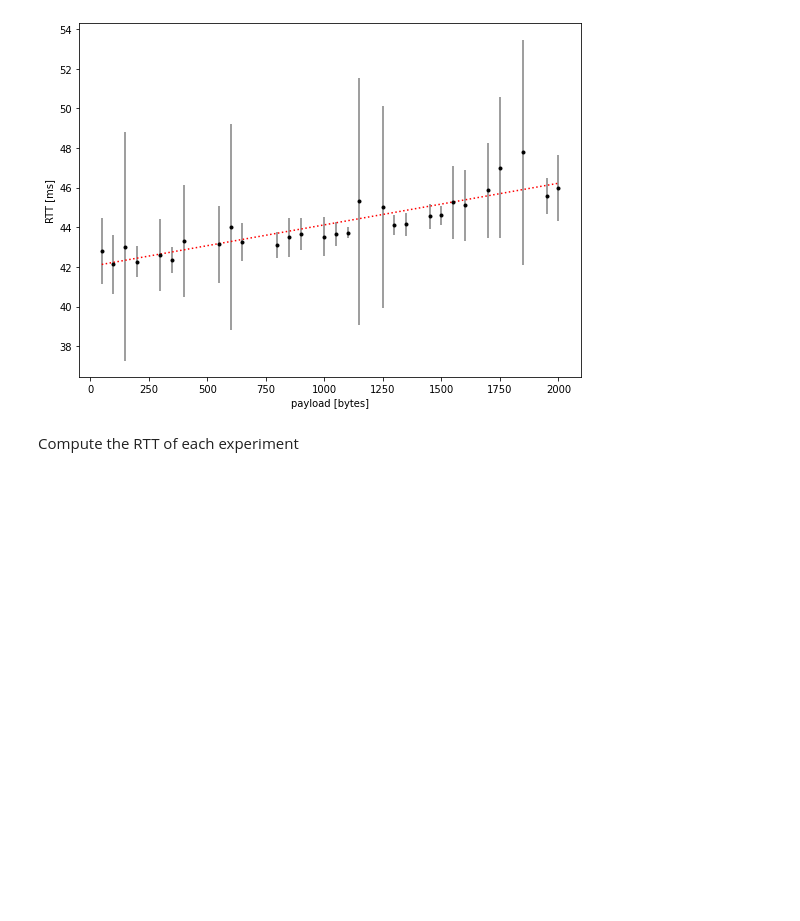
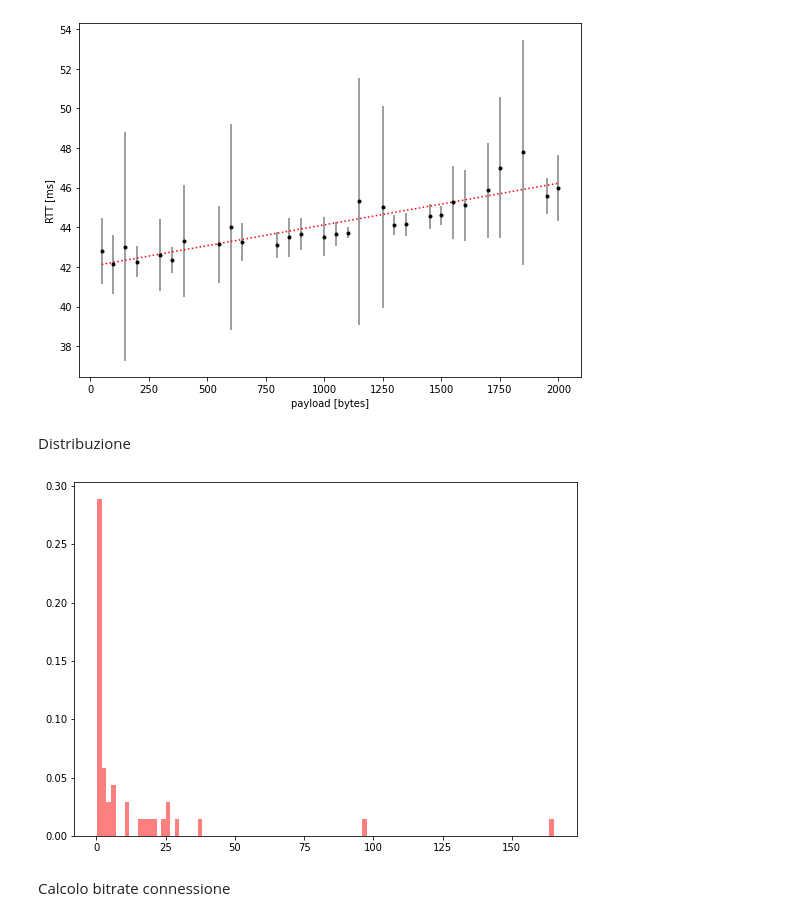
Before and after one commit to giacomocamposampiero/computer-networks-2021, a Jupyter notebook: multimedia_hw2/code/analysis.ipynb, the cells around one changed output. Saved outputs shown, nothing was run; the diff lists cells and outputs as text; code cells hidden in the pictures; blank space fills up the shorter version.

```diff
--- a/multimedia_hw2/code/analysis.ipynb
+++ b/multimedia_hw2/code/analysis.ipynb
@@ -79,4 +82,15 @@ plt.show()
 # %% [output]
 [figure]
 # %% [markdown]
-Compute the RTT of each experiment
+Distribuzione
+# %%
+kwargs = dict(alpha=0.5, bins=100, density=True, stacked=True)
+plt.hist(std, **kwargs, color='r', label='Good')
+fig = plt.gcf()
+fig.set_size_inches(9, 6.5)
+fig.savefig('../img/std.png')
+plt.show()
+# %% [output]
+[figure, added]
+# %% [markdown]
+Calcolo bitrate connessione
```
Also changed, not shown: parts of 2 cells of this notebook, 2 other files.
